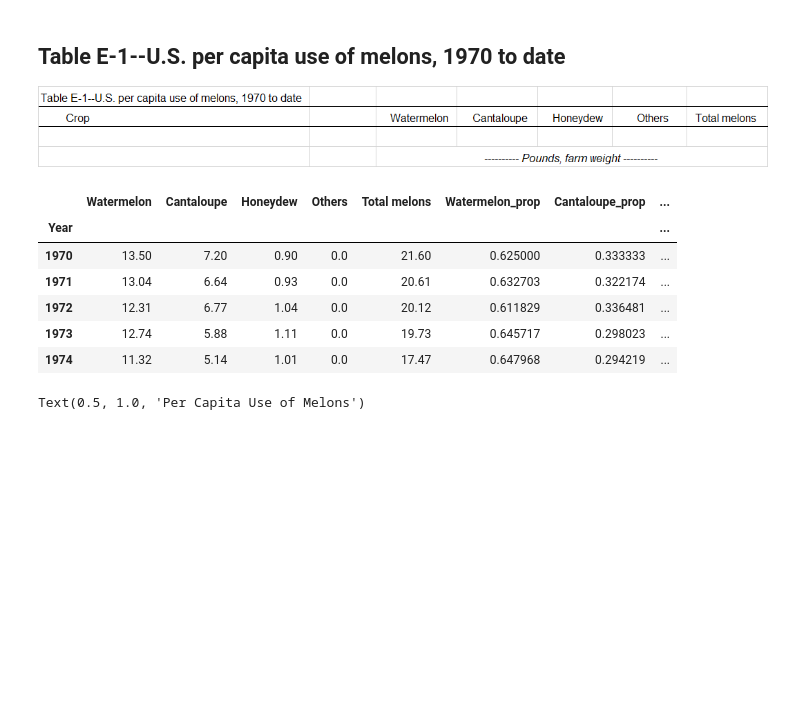
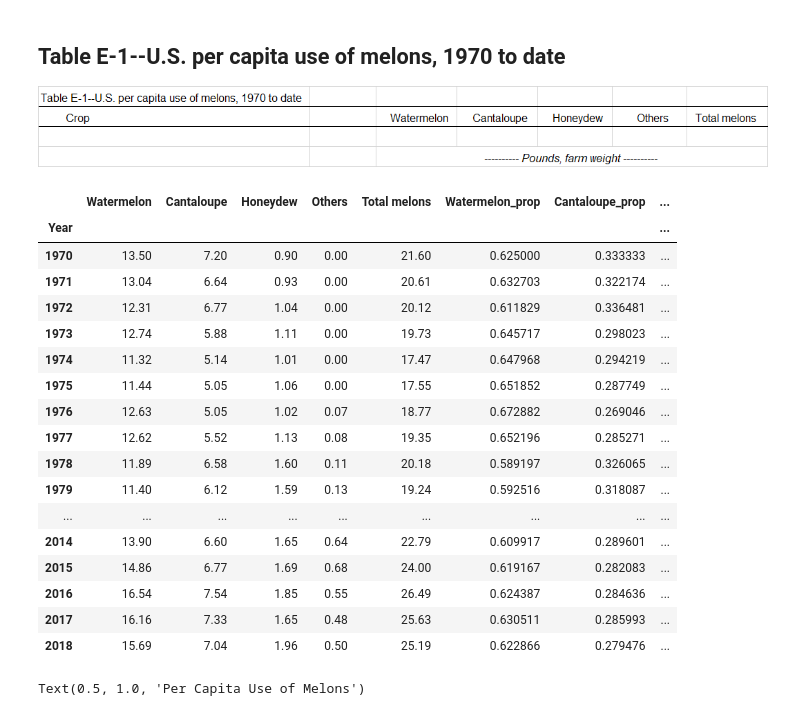
Before and after one commit to haoyuzhang89/w200-Project-US-Diet-Trends-1970-to-2019, a Jupyter notebook: Fruit/Generak Fruit Table A.ipynb, the cells around one changed output. Saved outputs shown, nothing was run; the diff lists cells and outputs as text; code cells hidden in the pictures; blank space fills up the shorter version.

```diff
--- a/Fruit/Generak Fruit Table A.ipynb
+++ b/Fruit/Generak Fruit Table A.ipynb
@@ -844,18 +888,29 @@ df_e1.to_csv('dataframe/E1_df.csv')
 # %%
 df_e1 = pd.read_csv('dataframe/E1_df.csv')  # after the second time
 df_e1.set_index('Year',inplace = True)
 #fruit_yr.index = fruit_yr.index.map(str)
 #print(fruit_yr.columns)
 
-df_e1.head(5)
+df_e1.head(50)
 # %% [output]
 |  | Watermelon | Cantaloupe | Honeydew | Others | Total melons | Watermelon_prop | Cantaloupe_prop | ... |
 | Year |  |  |  |  |  |  |  | ... |
-| 1970 | 13.50 | 7.20 | 0.90 | 0.0 | 21.60 | 0.625000 | 0.333333 | ... |
-| 1971 | 13.04 | 6.64 | 0.93 | 0.0 | 20.61 | 0.632703 | 0.322174 | ... |
-| 1972 | 12.31 | 6.77 | 1.04 | 0.0 | 20.12 | 0.611829 | 0.336481 | ... |
-| 1973 | 12.74 | 5.88 | 1.11 | 0.0 | 19.73 | 0.645717 | 0.298023 | ... |
-| 1974 | 11.32 | 5.14 | 1.01 | 0.0 | 17.47 | 0.647968 | 0.294219 | ... |
+| 1970 | 13.50 | 7.20 | 0.90 | 0.00 | 21.60 | 0.625000 | 0.333333 | ... |
+| 1971 | 13.04 | 6.64 | 0.93 | 0.00 | 20.61 | 0.632703 | 0.322174 | ... |
+| 1972 | 12.31 | 6.77 | 1.04 | 0.00 | 20.12 | 0.611829 | 0.336481 | ... |
+| 1973 | 12.74 | 5.88 | 1.11 | 0.00 | 19.73 | 0.645717 | 0.298023 | ... |
+| 1974 | 11.32 | 5.14 | 1.01 | 0.00 | 17.47 | 0.647968 | 0.294219 | ... |
+| 1975 | 11.44 | 5.05 | 1.06 | 0.00 | 17.55 | 0.651852 | 0.287749 | ... |
+| 1976 | 12.63 | 5.05 | 1.02 | 0.07 | 18.77 | 0.672882 | 0.269046 | ... |
+| 1977 | 12.62 | 5.52 | 1.13 | 0.08 | 19.35 | 0.652196 | 0.285271 | ... |
+| 1978 | 11.89 | 6.58 | 1.60 | 0.11 | 20.18 | 0.589197 | 0.326065 | ... |
+| 1979 | 11.40 | 6.12 | 1.59 | 0.13 | 19.24 | 0.592516 | 0.318087 | ... |
+| ... | ... | ... | ... | ... | ... | ... | ... | ... |
+| 2014 | 13.90 | 6.60 | 1.65 | 0.64 | 22.79 | 0.609917 | 0.289601 | ... |
+| 2015 | 14.86 | 6.77 | 1.69 | 0.68 | 24.00 | 0.619167 | 0.282083 | ... |
+| 2016 | 16.54 | 7.54 | 1.85 | 0.55 | 26.49 | 0.624387 | 0.284636 | ... |
+| 2017 | 16.16 | 7.33 | 1.65 | 0.48 | 25.63 | 0.630511 | 0.285993 | ... |
+| 2018 | 15.69 | 7.04 | 1.96 | 0.50 | 25.19 | 0.622866 | 0.279476 | ... |
 # %%
 melon_yr = df_e1.iloc[: , 0:4 ]
 
```
Also changed, not shown: parts of 4 cells of this notebook, 7 other files.
